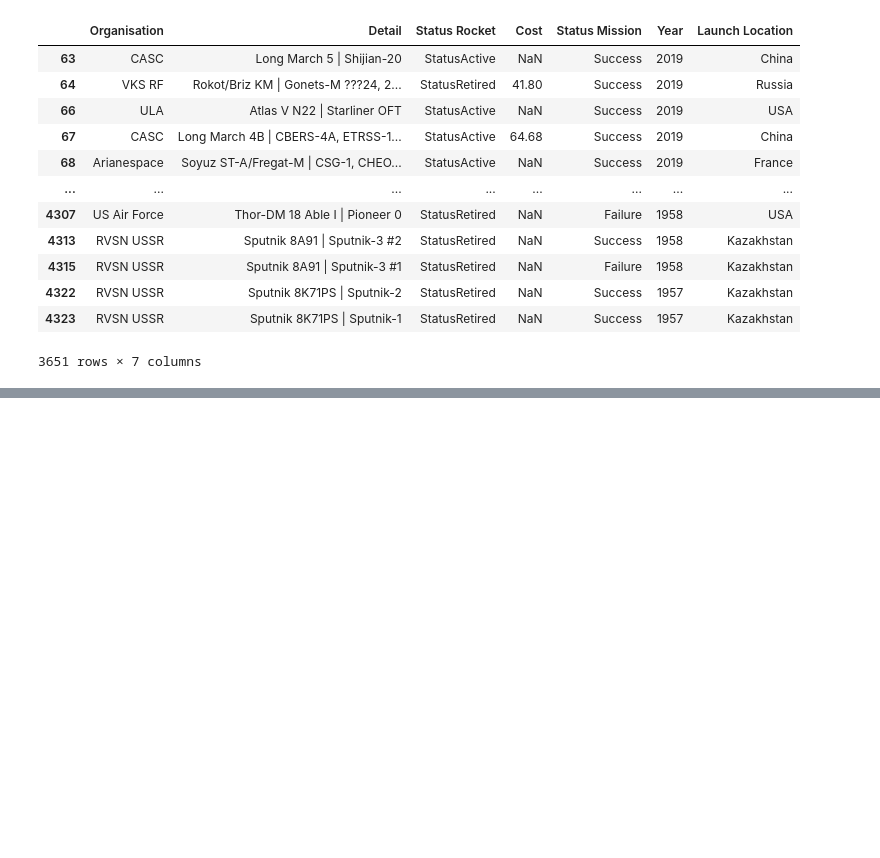
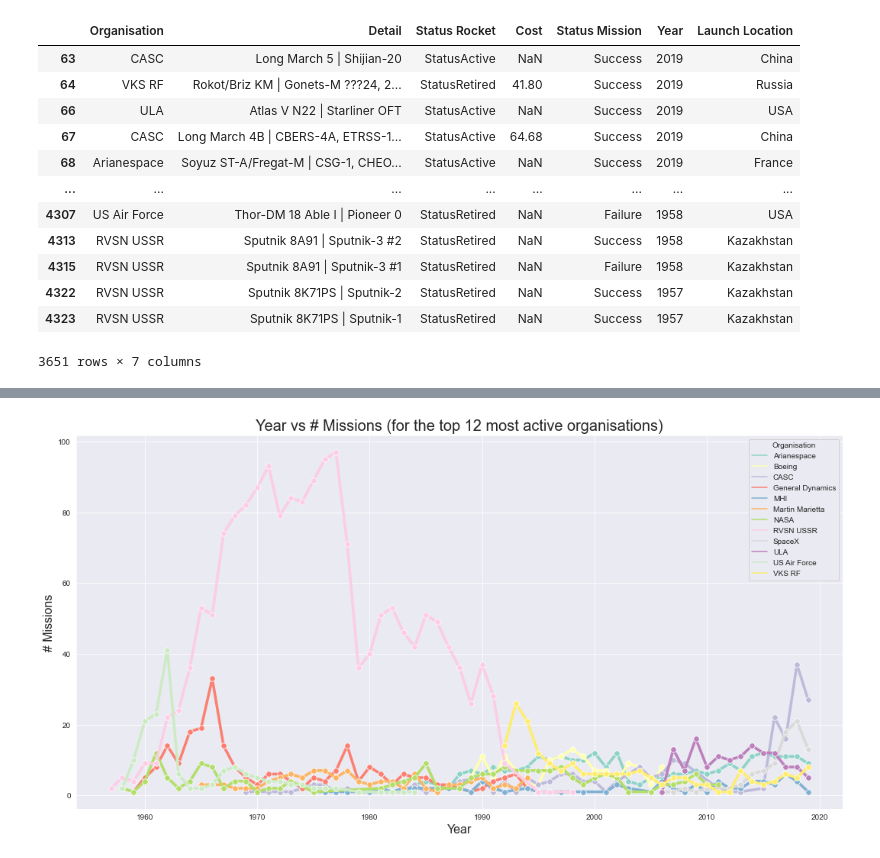
Before and after one commit to samattwood9/ExploringSpaceExploration, a Jupyter notebook: notebook/ExploringSpaceExploration.ipynb, the cells around one changed output, grey strips where cells are left out. Cells and saved outputs as stored; diff of their text form; code cells hidden in the pictures; blank space fills up the shorter version.

Commit message:
Add additional visualisations

```diff
--- a/notebook/ExploringSpaceExploration.ipynb
+++ b/notebook/ExploringSpaceExploration.ipynb
@@ -230,3 +230,7 @@ missions_top_organisations
 | 4322 | RVSN USSR | Sputnik 8K71PS | Sputnik-2 | StatusRetired | NaN | Success | 1957 | Kazakhstan |
 | 4323 | RVSN USSR | Sputnik 8K71PS | Sputnik-1 | StatusRetired | NaN | Success | 1957 | Kazakhstan |
 3651 rows × 7 columns
+# %%
+yearly_missions_top_organisations = missions_top_organisations.groupby("Organisation")["Year"].value_counts().to_frame()
+yearly_missions_top_organisations.rename(columns = {'Year':'Missions'}, inplace = True)
+yearly_missions_top_organisations
@@ -232,0 +252,19 @@ missions_top_organisations
+# %%
+# set the plot size
+fig = plt.figure(figsize=(18,9))
+
+# plot the data (as a line chart)
+ax = sns.lineplot(x="Year", y="Missions", hue="Organisation", data=yearly_missions_top_organisations, marker='o', linewidth=3.5, markersize=7.5)
+
+# organize the axis
+ax.axes.set_title("Year vs # Missions (for the top 12 most active organisations)",fontsize=20)
+ax.set_xlabel("Year",fontsize=16)
+ax.set_ylabel("# Missions", fontsize=16)
+
+# show the plot
+plt.show()
+
+# save the fig
+fig.savefig('../img/yearvsmissionswithorgsline.png')
+# %% [output]
+[figure, added]
```
Also changed, not shown: parts of 3 cells of this notebook, 2 other files.
